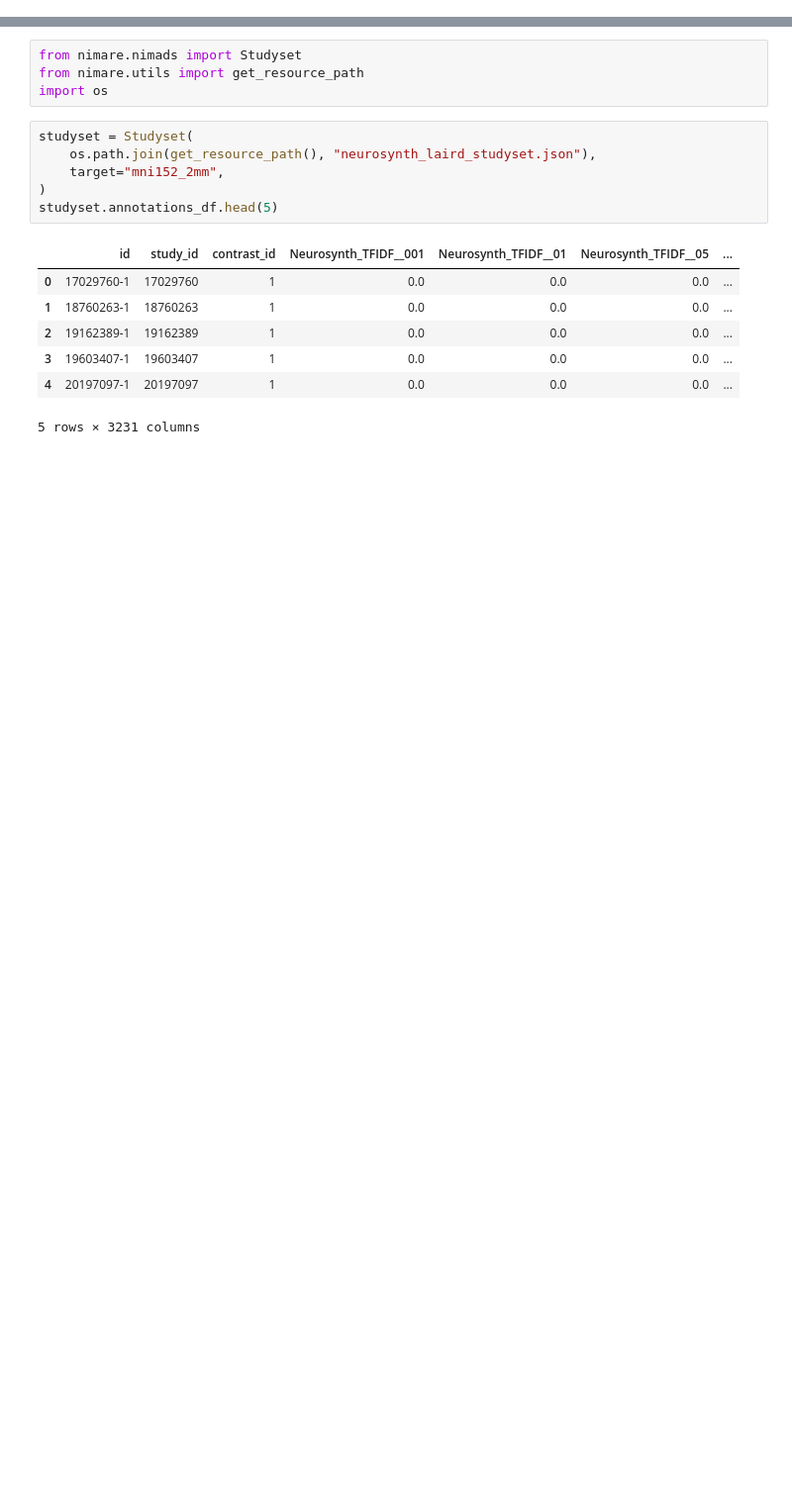
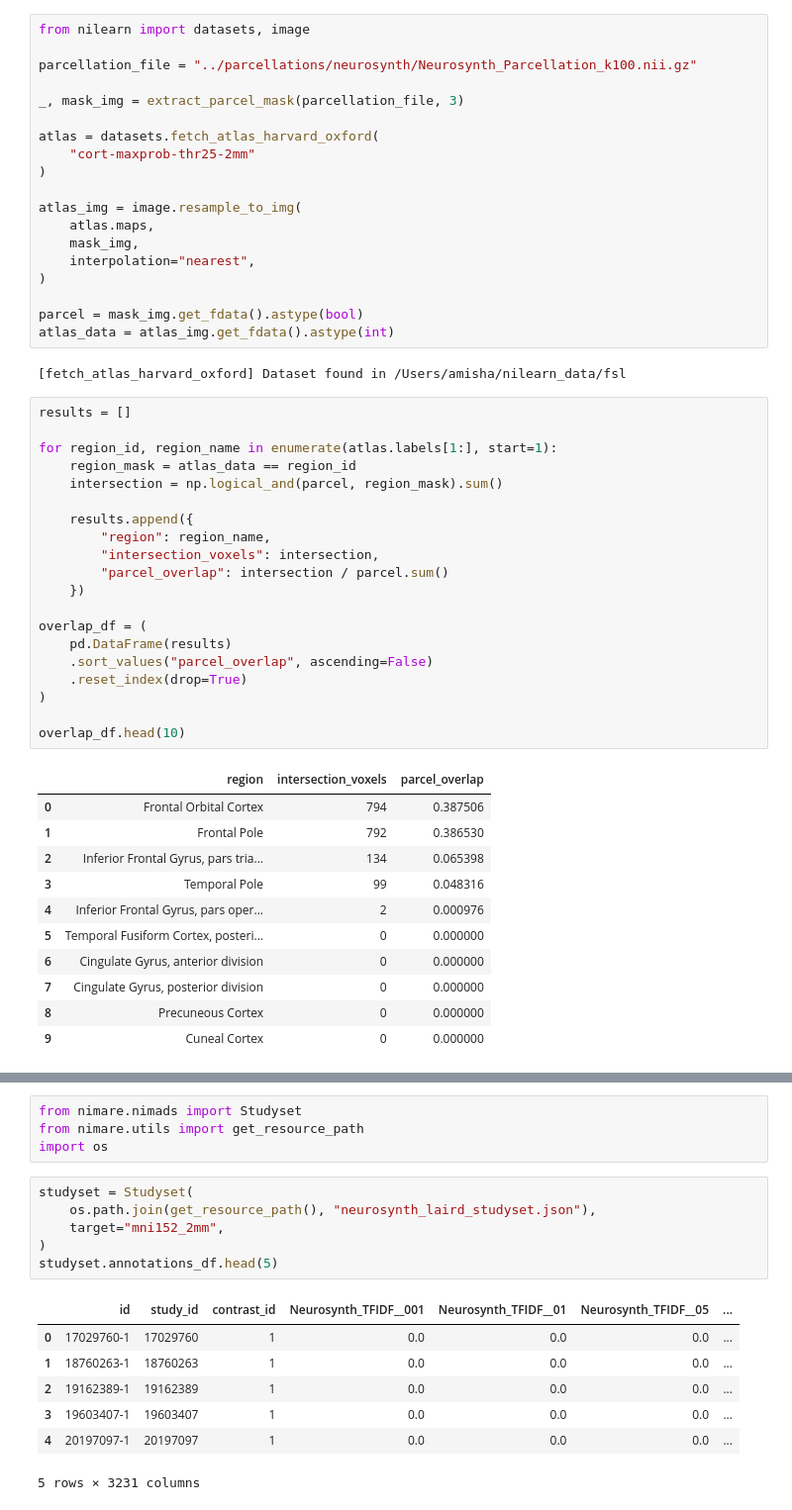
Before and after one commit to amishavyas/neurolabel, a Jupyter notebook: src/discrete_functional_decoder.ipynb, the cells around one changed output, grey strips where cells are left out. Shown at 99% size. Cells and saved outputs as stored; diff of their text form; blank space fills up the shorter version.

```diff
--- a/src/discrete_functional_decoder.ipynb
+++ b/src/discrete_functional_decoder.ipynb
@@ -18,0 +246,53 @@ plotting.plot_roi(mask_img, draw_cross=False)
+# %%
+from nilearn import datasets, image
+
+parcellation_file = "../parcellations/neurosynth/Neurosynth_Parcellation_k100.nii.gz"
+
+_, mask_img = extract_parcel_mask(parcellation_file, 3)
+
+atlas = datasets.fetch_atlas_harvard_oxford(
+    "cort-maxprob-thr25-2mm"
+)
+
+atlas_img = image.resample_to_img(
+    atlas.maps,
+    mask_img,
+    interpolation="nearest",
+)
+
+parcel = mask_img.get_fdata().astype(bool)
+atlas_data = atlas_img.get_fdata().astype(int)
+# %% [output]
+[fetch_atlas_harvard_oxford] Dataset found in /Users/amisha/nilearn_data/fsl
+# %%
+results = []
+
+for region_id, region_name in enumerate(atlas.labels[1:], start=1):
+    region_mask = atlas_data == region_id
+    intersection = np.logical_and(parcel, region_mask).sum()
+
+    results.append({
+        "region": region_name,
+        "intersection_voxels": intersection,
+        "parcel_overlap": intersection / parcel.sum()
+    })
+
+overlap_df = (
+    pd.DataFrame(results)
+    .sort_values("parcel_overlap", ascending=False)
+    .reset_index(drop=True)
+)
+
+overlap_df.head(10)
+# %% [output]
+|  | region | intersection_voxels | parcel_overlap |
+| 0 | Frontal Orbital Cortex | 794 | 0.387506 |
+| 1 | Frontal Pole | 792 | 0.386530 |
+| 2 | Inferior Frontal Gyrus, pars tria... | 134 | 0.065398 |
+| 3 | Temporal Pole | 99 | 0.048316 |
+| 4 | Inferior Frontal Gyrus, pars oper... | 2 | 0.000976 |
+| 5 | Temporal Fusiform Cortex, posteri... | 0 | 0.000000 |
+| 6 | Cingulate Gyrus, anterior division | 0 | 0.000000 |
+| 7 | Cingulate Gyrus, posterior division | 0 | 0.000000 |
+| 8 | Precuneous Cortex | 0 | 0.000000 |
+| 9 | Cuneal Cortex | 0 | 0.000000 |
```
Also changed, not shown: parts of 29 cells of this notebook, 4 other files.
